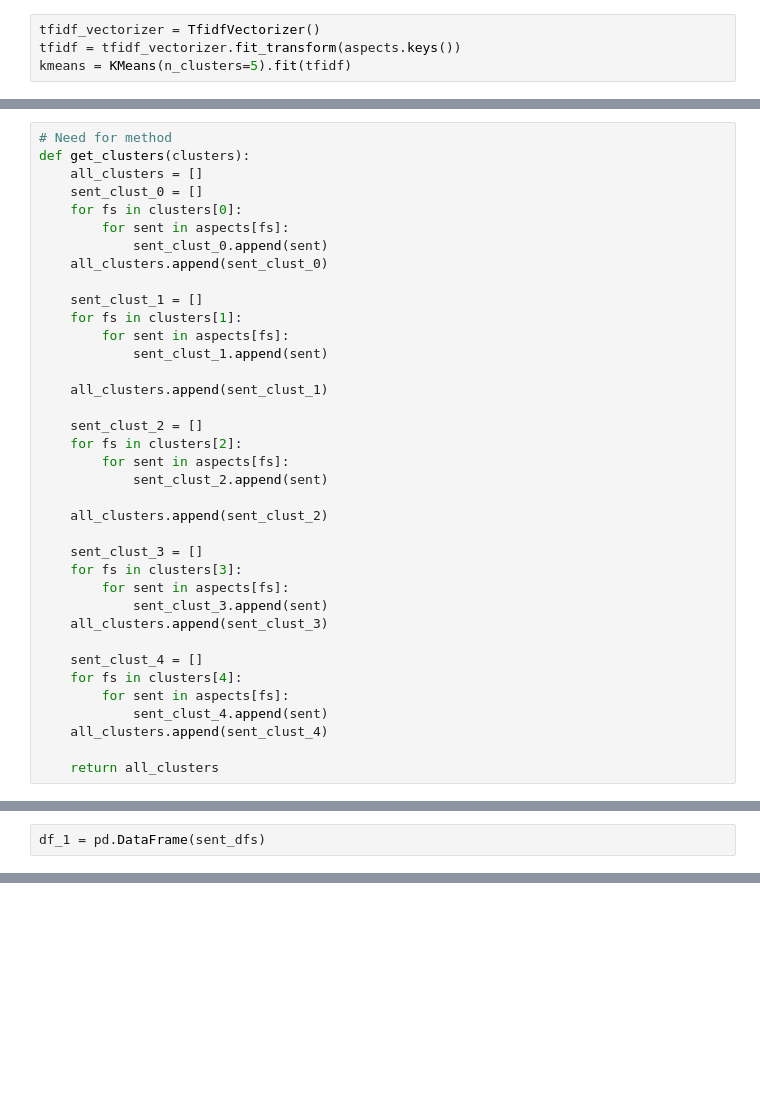
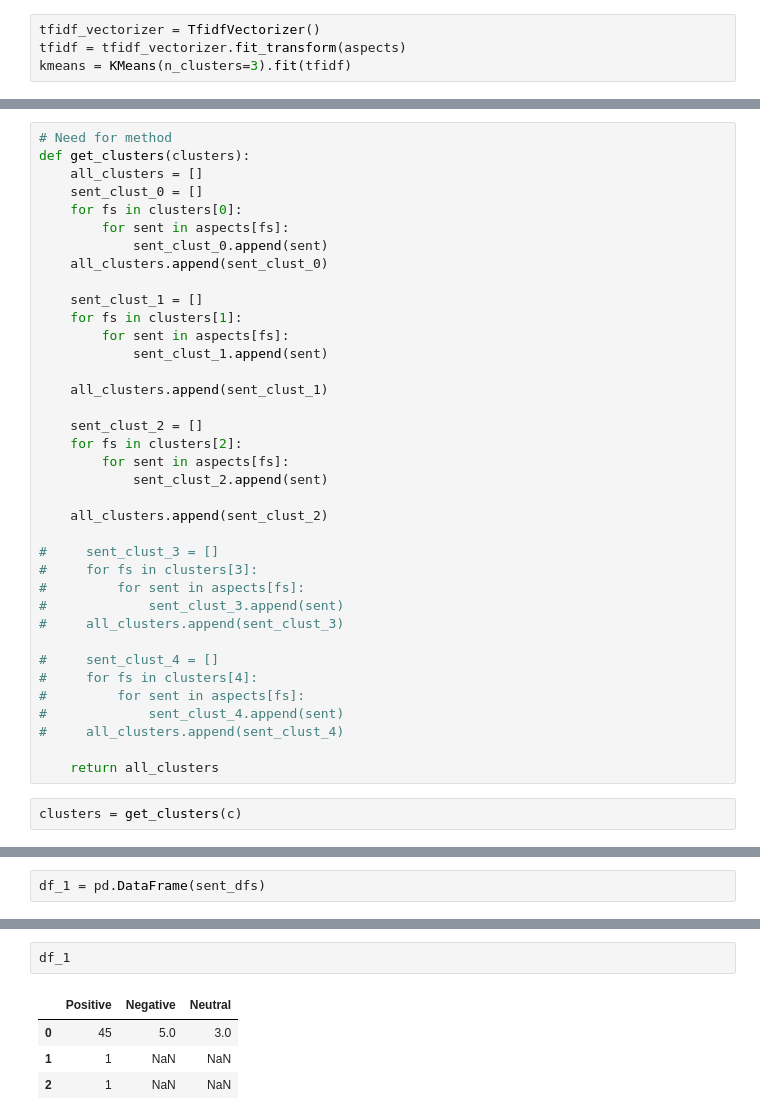
Before and after one commit to marikhomeriki/product_review_analysis, a Jupyter notebook: notebooks/absa_v1.ipynb, the cells around one changed output, grey strips where cells are left out. Saved outputs shown, nothing was run; the diff lists cells and outputs as text; blank space fills up the shorter version.

```diff
--- a/notebooks/absa_v1.ipynb
+++ b/notebooks/absa_v1.ipynb
@@ -234,8 +286,8 @@ import re
 from collections import Counter
 # %%
 tfidf_vectorizer = TfidfVectorizer()
-tfidf = tfidf_vectorizer.fit_transform(aspects.keys())
-kmeans = KMeans(n_clusters=5).fit(tfidf)
+tfidf = tfidf_vectorizer.fit_transform(aspects)
+kmeans = KMeans(n_clusters=3).fit(tfidf)
 # %%
 labels = list(kmeans.labels_)
 keys = aspects_ls
@@ -276,19 +328,21 @@ def get_clusters(clusters):
 
     all_clusters.append(sent_clust_2)
 
-    sent_clust_3 = []
-    for fs in clusters[3]:
-        for sent in aspects[fs]:
-            sent_clust_3.append(sent)
-    all_clusters.append(sent_clust_3)
+#     sent_clust_3 = []
+#     for fs in clusters[3]:
+#         for sent in aspects[fs]:
+#             sent_clust_3.append(sent)
+#     all_clusters.append(sent_clust_3)
 
-    sent_clust_4 = []
-    for fs in clusters[4]:
-        for sent in aspects[fs]:
-            sent_clust_4.append(sent)
-    all_clusters.append(sent_clust_4)
+#     sent_clust_4 = []
+#     for fs in clusters[4]:
+#         for sent in aspects[fs]:
+#             sent_clust_4.append(sent)
+#     all_clusters.append(sent_clust_4)
 
     return all_clusters
+# %%
+clusters = get_clusters(c)
 # %%
 sent_dfs = []
 
@@ -328,0 +363,7 @@ no changes added to commit (use "git add" and/or "git commit -a")
+# %%
+df_1
+# %% [output]
+|  | Positive | Negative | Neutral |
+| 0 | 45 | 5.0 | 3.0 |
+| 1 | 1 | NaN | NaN |
+| 2 | 1 | NaN | NaN |
```
Also changed, not shown: parts of 21 cells of this notebook, 2 other files.
